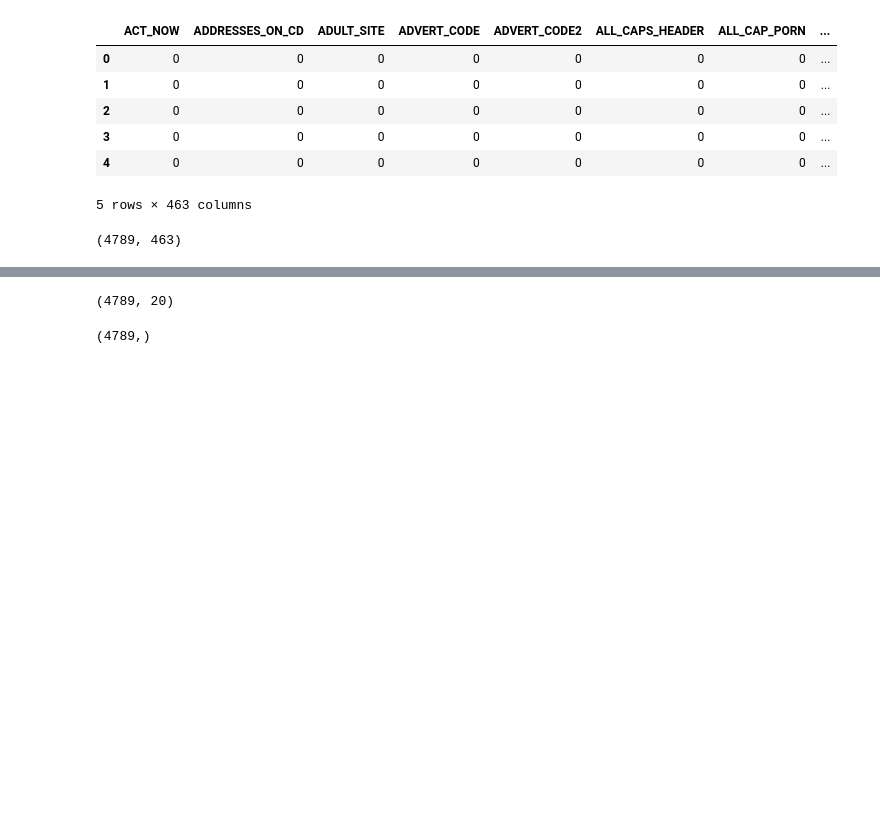
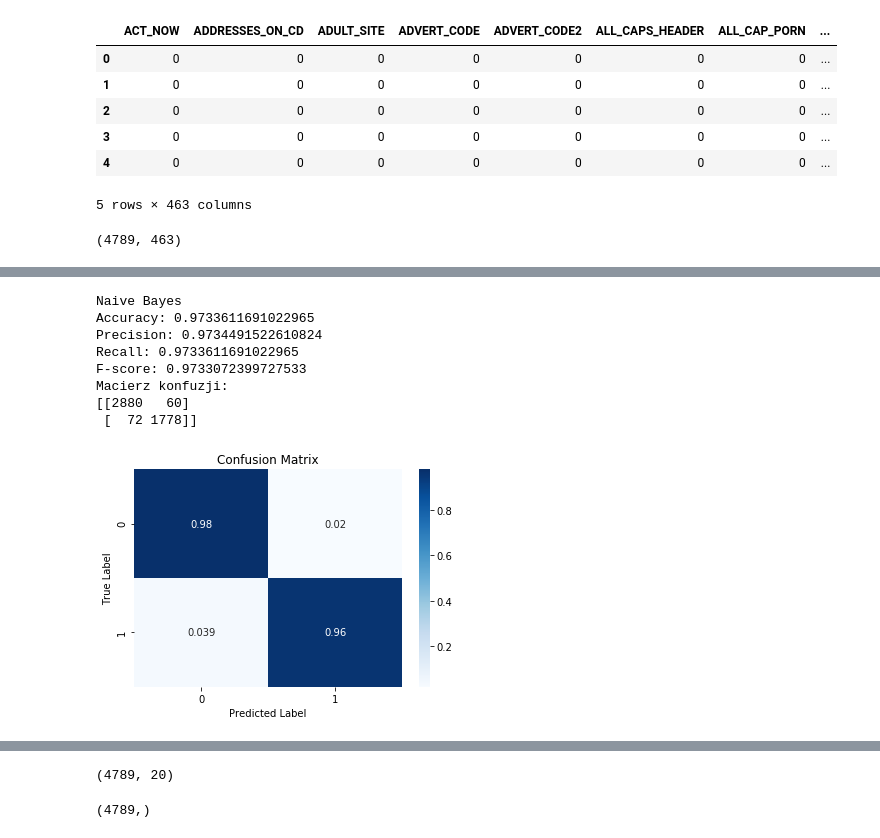
Before and after one commit to Torak28/Analityka_Eksploracja_Danych, a Jupyter notebook: 2_Data_Mining/Data_Mining.ipynb, the cells around one changed output, grey strips where cells are left out. Cells and saved outputs as stored; diff of their text form; code cells hidden in the pictures; blank space fills up the shorter version.

```diff
--- a/2_Data_Mining/Data_Mining.ipynb
+++ b/2_Data_Mining/Data_Mining.ipynb
@@ -209,0 +182,14 @@ Macierz konfuzji:
+# %%
+from sklearn.naive_bayes import GaussianNB
+
+do_the_thing(GaussianNB(), name='Naive Bayes', datContent=datContent)
+# %% [output]
+Naive Bayes
+Accuracy: 0.9733611691022965
+Precision: 0.9734491522610824
+Recall: 0.9733611691022965
+F-score: 0.9733072399727533
+Macierz konfuzji:
+[[2880   60]
+ [  72 1778]]
+[figure, added]
```
Also changed, not shown: parts of 21 cells of this notebook.
